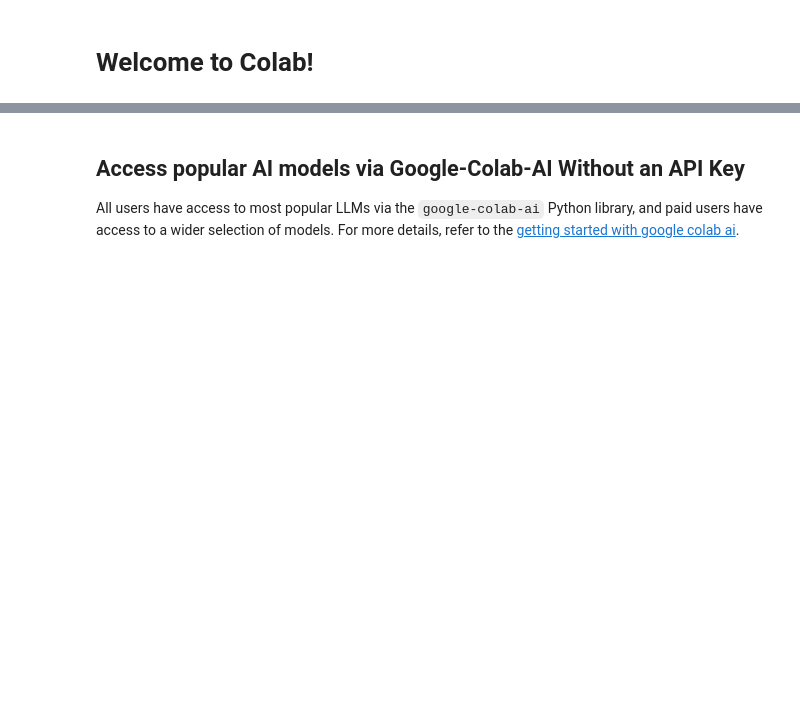
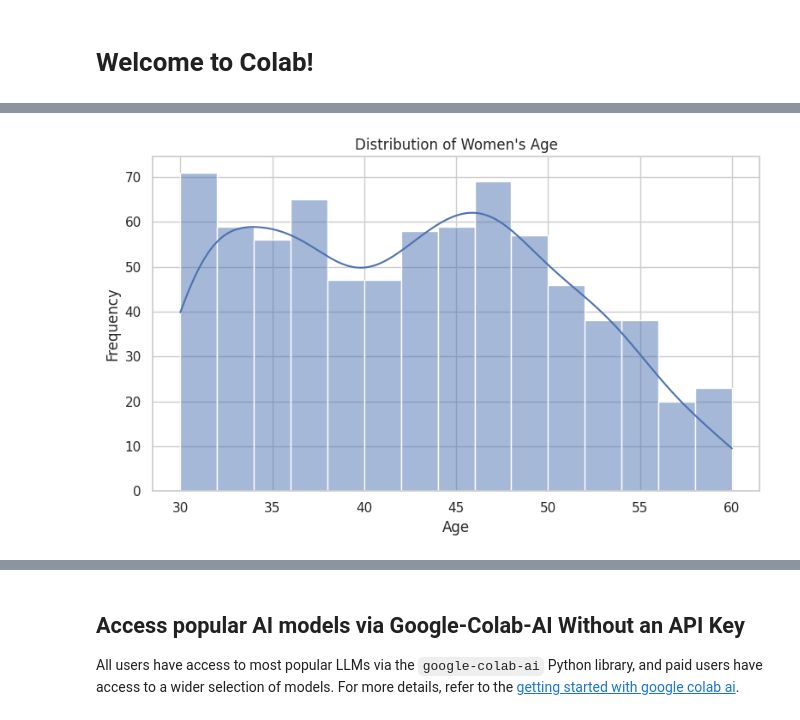
Before and after one commit to Pratyaydevil/Box-Office, a Jupyter notebook: EDA_PROJECT.ipynb, the cells around one changed output, grey strips where cells are left out. Saved outputs shown, nothing was run; the diff lists cells and outputs as text; code cells hidden in the pictures; blank space fills up the shorter version.

```diff
--- a/EDA_PROJECT.ipynb
+++ b/EDA_PROJECT.ipynb
@@ -4,0 +431,86 @@
+# %%
+# 6. UNIVARIATE ANALYSIS
+# Minimum three visualizations
+
+
+
+# Visualization 1: Histogram of age
+plt.figure(figsize=(8, 5))
+
+sns.histplot(
+    data=df_transformed,
+    x="age",
+    bins=15,
+    kde=True
+)
+
+plt.title("Distribution of Women's Age")
+plt.xlabel("Age")
+plt.ylabel("Frequency")
+plt.tight_layout()
+plt.show()
+
+
+# Visualization 2: Box plot of family income
+plt.figure(figsize=(8, 5))
+
+sns.boxplot(
+    data=df_transformed,
+    x="faminc"
+)
+
+plt.title("Distribution of Family Income")
+plt.xlabel("Family Income")
+plt.tight_layout()
+plt.show()
+
+
+# Visualization 3: Count plot of labour-force participation
+plt.figure(figsize=(8, 5))
+
+sns.countplot(
+    data=df_transformed,
+    x="labour_force_status"
+)
+
+plt.title("Labour-Force Participation")
+plt.xlabel("Labour-Force Status")
+plt.ylabel("Number of Women")
+plt.xticks(rotation=10)
+plt.tight_layout()
+plt.show()
+
+
+# Visualization 4: Education distribution
+plt.figure(figsize=(8, 5))
+
+sns.histplot(
+    data=df_transformed,
+    x="educ",
+    bins=12,
+    discrete=True
+)
+
+plt.title("Distribution of Education")
+plt.xlabel("Years of Education")
+plt.ylabel("Frequency")
+plt.tight_layout()
+plt.show()
+
+
+# Visualization 5: Age-group count plot
+plt.figure(figsize=(8, 5))
+
+sns.countplot(
+    data=df_transformed,
+    x="age_group",
+    order=["21-30", "31-40", "41-50", "51-60", "61-70"]
+)
+
+plt.title("Distribution by Age Group")
+plt.xlabel("Age Group")
+plt.ylabel("Number of Women")
+plt.tight_layout()
+plt.show()
+# %% [output]
+[figure, added]
```
Also changed, not shown: parts of 9 cells of this notebook.
